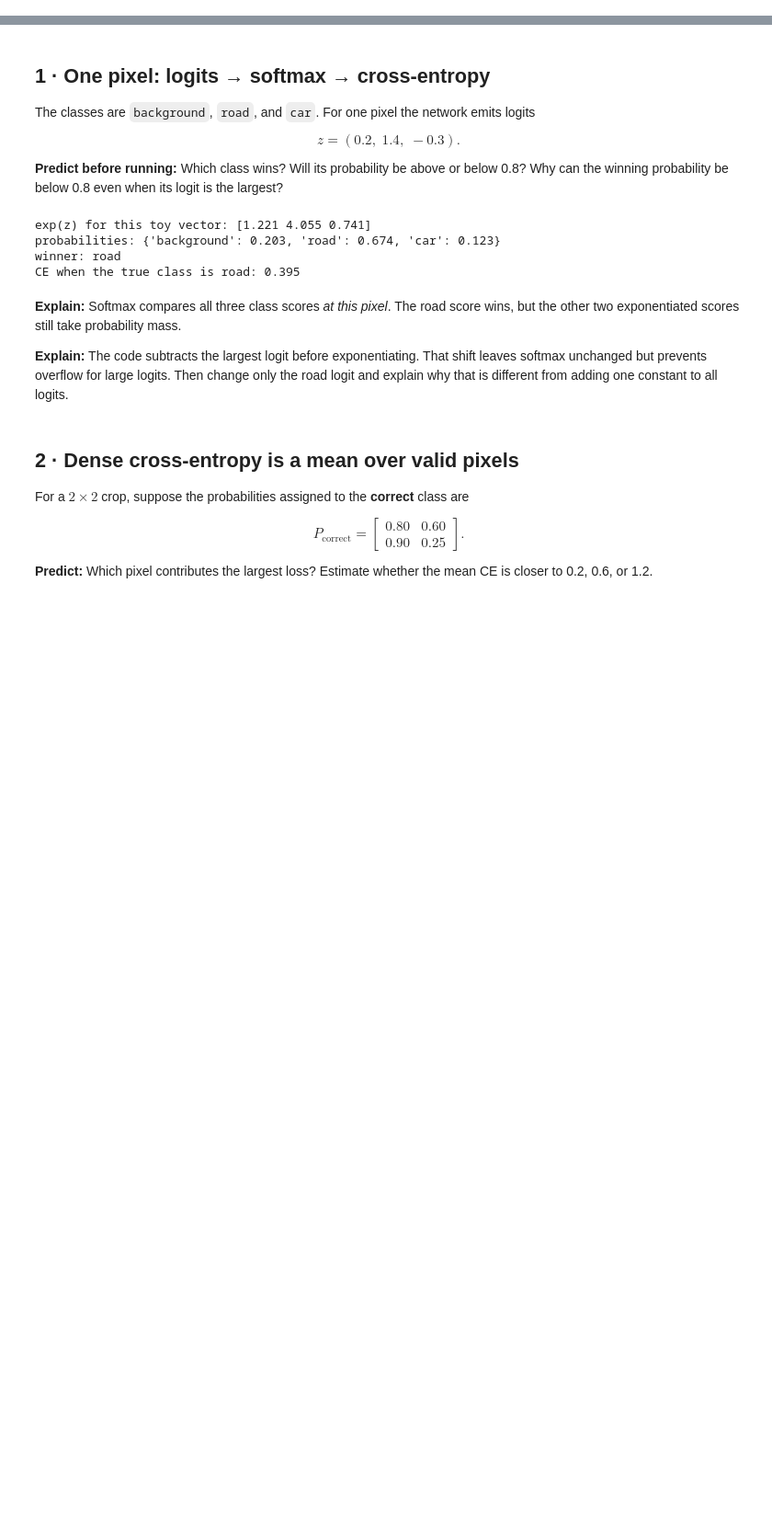
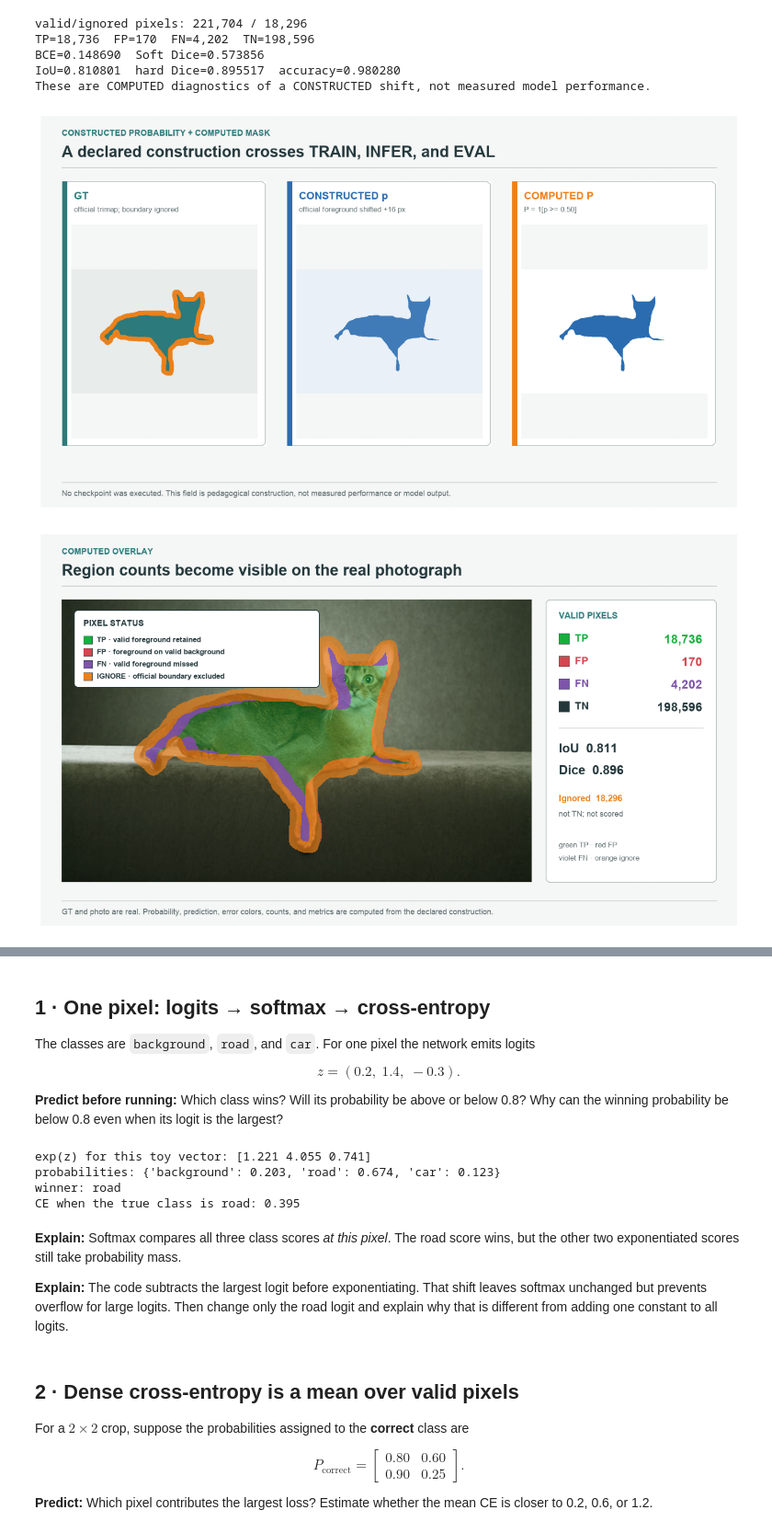
Before and after one commit to nipunbatra/dl-teaching, a Jupyter notebook: notebooks/L10/01_dice_vs_ce_toy_masks.ipynb, the cells around one changed output, grey strips where cells are left out. Shown at 92% size. Cells and saved outputs as stored; diff of their text form; code cells hidden in the pictures; blank space fills up the shorter version.

```diff
--- a/notebooks/L10/01_dice_vs_ce_toy_masks.ipynb
+++ b/notebooks/L10/01_dice_vs_ce_toy_masks.ipynb
@@ -16,0 +112,51 @@ plt.rcParams.update({"figure.dpi": 120, "axes.spines.top": False, "axes.spines.r
+# %%
+with local_first('metrics').open(newline='') as handle:
+    metric_ledger = {row['metric']: float(row['value']) for row in csv.DictReader(handle)}
+
+shifted_gt = np.zeros_like(g_real)
+shifted_gt[:, 16:] = g_real[:, :-16]
+expected_probability = np.where(shifted_gt, 0.90, 0.10)
+assert np.array_equal(p_real, expected_probability)
+assert np.array_equal(pred_real, p_real >= 0.50)
+
+tp_real = int((g_real & pred_real & valid_real).sum())
+fp_real = int((~g_real & pred_real & valid_real).sum())
+fn_real = int((g_real & ~pred_real & valid_real).sum())
+tn_real = int((~g_real & ~pred_real & valid_real).sum())
+bce_real = float(-(g_real[valid_real] * np.log(p_real[valid_real]) +
+                   (~g_real[valid_real]) * np.log1p(-p_real[valid_real])).mean())
+soft_dice_real = float(2 * (p_real[valid_real] * g_real[valid_real]).sum() /
+                       (p_real[valid_real].sum() + g_real[valid_real].sum()))
+iou_real = tp_real / (tp_real + fp_real + fn_real)
+hard_dice_real = 2 * tp_real / (2 * tp_real + fp_real + fn_real)
+accuracy_real = (tp_real + tn_real) / int(valid_real.sum())
+
+computed_real = {
+    'tp': tp_real, 'fp': fp_real, 'fn': fn_real, 'tn': tn_real,
+    'bce': bce_real, 'soft_dice': soft_dice_real, 'iou': iou_real,
+    'hard_dice': hard_dice_real, 'accuracy': accuracy_real,
+}
+for key, value in computed_real.items():
+    assert np.isclose(value, metric_ledger[key]), (key, value, metric_ledger[key])
+assert (tp_real, fp_real, fn_real, tn_real) == (18736, 170, 4202, 198596)
+assert int(valid_real.sum()) == 221704 and int((~valid_real).sum()) == 18296
+
+print(f'valid/ignored pixels: {valid_real.sum():,} / {(~valid_real).sum():,}')
+print(f'TP={tp_real:,}  FP={fp_real:,}  FN={fn_real:,}  TN={tn_real:,}')
+print(f'BCE={bce_real:.6f}  Soft Dice={soft_dice_real:.6f}')
+print(f'IoU={iou_real:.6f}  hard Dice={hard_dice_real:.6f}  accuracy={accuracy_real:.6f}')
+print('These are COMPUTED diagnostics of a CONSTRUCTED shift, not measured model performance.')
+
+for plate_key in ('construction_plate', 'error_plate', 'audit_plate'):
+    fig, ax = plt.subplots(figsize=(12, 6.75), constrained_layout=True)
+    ax.imshow(plt.imread(local_first(plate_key)))
+    ax.axis('off')
+    plt.show()
+# %% [output]
+valid/ignored pixels: 221,704 / 18,296
+TP=18,736  FP=170  FN=4,202  TN=198,596
+BCE=0.148690  Soft Dice=0.573856
+IoU=0.810801  hard Dice=0.895517  accuracy=0.980280
+These are COMPUTED diagnostics of a CONSTRUCTED shift, not measured model performance.
+[figure, added]
+[figure, added]
```
Also changed, not shown: parts of 8 cells of this notebook, 13 other files.
